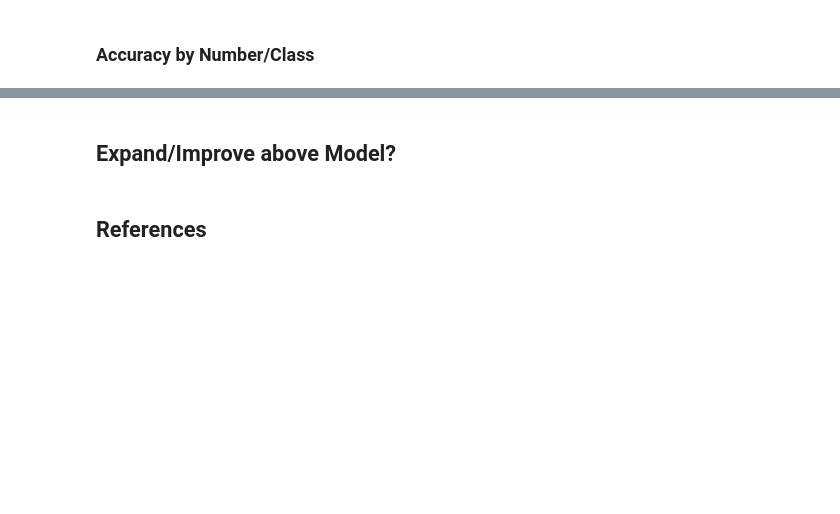
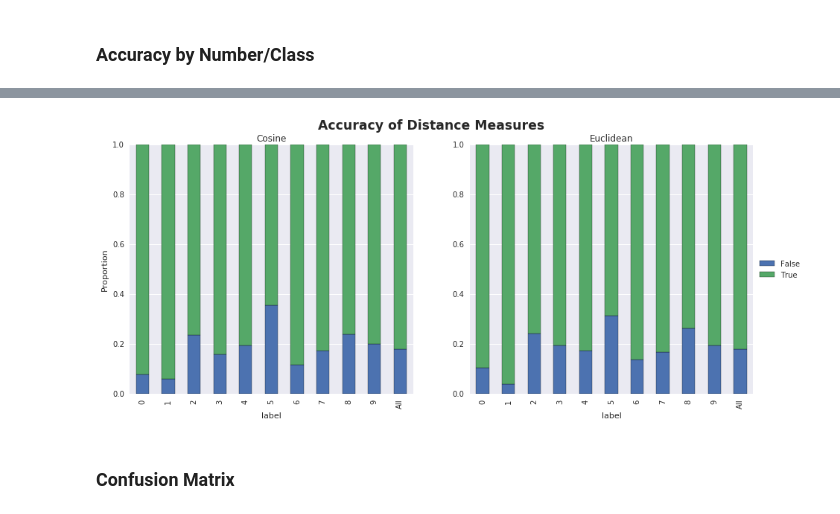
Before and after one commit to wwells/CUNY_DATA_602, a Jupyter notebook: FinalProject_MNIST/MNIST_Classifier_ww602_FP.ipynb, the cells around one changed output, grey strips where cells are left out. Drawn from its saved outputs; the diff is of its cells as text; code cells hidden in the pictures; blank space fills up the shorter version.

Commit message:
feat(FP): model metrics

```diff
--- a/FinalProject_MNIST/MNIST_Classifier_ww602_FP.ipynb
+++ b/FinalProject_MNIST/MNIST_Classifier_ww602_FP.ipynb
@@ -356,4 +342,18 @@ pd.crosstab(finaldf["cosCorrect"], finaldf["label"],margins=True, normalize='col
-# %% [markdown]
-## Expand/Improve above Model?
-# %% [markdown]
-## References
+# %%
+eucCross = pd.crosstab(finaldf["label"], finaldf["eucCorrect"], margins=True, normalize='index')
+cosCross = pd.crosstab(finaldf["label"], finaldf["cosCorrect"], margins=True, normalize='index')
+# %%
+fig, axs = plt.subplots(1,2, figsize=(15, 6))
+cosCross.plot(kind="bar", stacked=True, ax=axs[0])
+axs[0].set_title("Cosine")
+eucCross.plot(kind="bar", stacked=True, ax=axs[1])
+axs[1].set_title("Euclidean")
+axs[0].set_ylabel("Proportion")
+axs[0].legend_.remove()
+axs[1].legend(loc='center left', bbox_to_anchor=(1, 0.5))
+fig.suptitle('Accuracy of Distance Measures', fontsize='xx-large', fontweight='bold')
+plt.show()
+# %% [output]
+[figure, added]
+# %% [markdown]
+### Confusion Matrix
```
Also changed, not shown: parts of 8 cells of this notebook, 1 other file.
